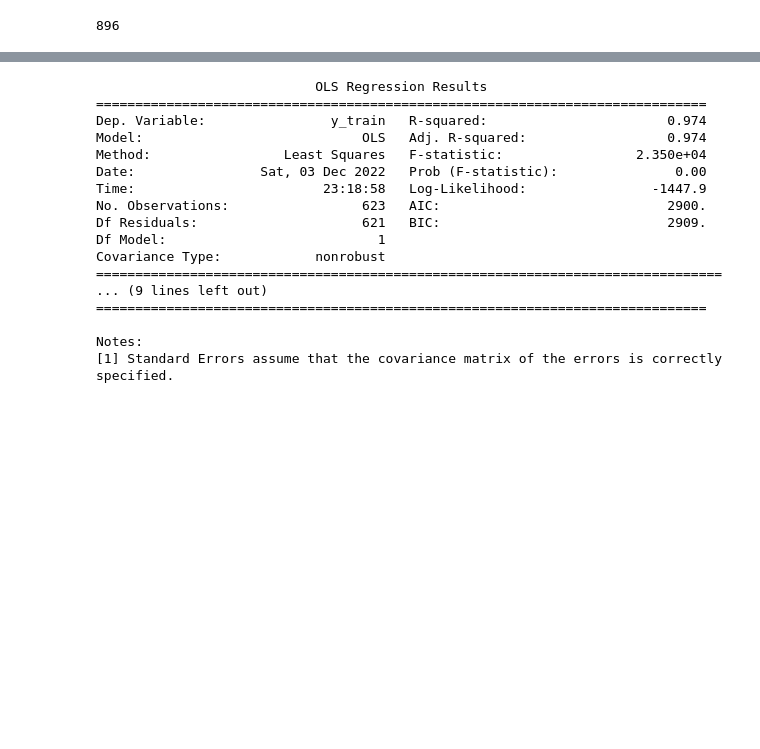
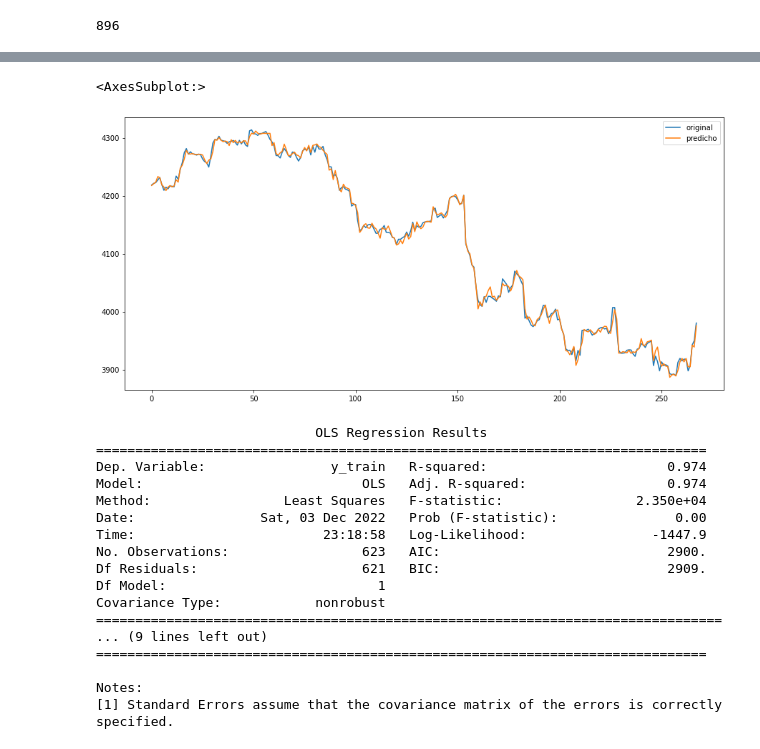
Before and after one commit to hoopercesar/Machine-Learning-Projects, a Jupyter notebook: proy_marcelo_30mins.ipynb, the cells around one changed output, grey strips where cells are left out. Cells and saved outputs as stored; diff of their text form; code cells hidden in the pictures; blank space fills up the shorter version.

```diff
--- a/proy_marcelo_30mins.ipynb
+++ b/proy_marcelo_30mins.ipynb
@@ -113,4 +92,0 @@ Int64Index([ 14,  15,  16,  17,  20,  21,  22,  23,  25,  27,
-# %%
-## relación entre los datos test y los datos originales
-for k in [17, 22,890, 21]:
-    print(close[k+5], close_mm[k+5] + mm[k+5], dataset['target'][k] + mm[k+5], y_train[k]+ mm[k+5])
@@ -121,0 +93,2 @@ for k in [17, 22,890, 21]:
+# %%
+yTestPred = pd.Series(y_test_pred, index = y_test.index)
@@ -121,0 +114,23 @@ for k in [17, 22,890, 21]:
+# %%
+## relación entre los datos test y los datos originales
+contador = 1
+resumen = pd.DataFrame(columns=['original'])
+original = []
+dataSet = []
+recuperado = []
+predicho = []
+
+for k in y_test.sort_index().index:
+#     print(k, contador, close[k+5], close_mm[k+5] + mm[k+5], dataset['target'][k] + mm[k+5],
+#           yTestPred[k]+ mm[k+5])
+    original.append(close[k+5])
+    recuperado.append(close_mm[k+5] + mm[k+5])
+    dataSet.append(dataset['target'][k] + mm[k+5])
+    predicho.append(yTestPred[k]+ mm[k+5])
+
+    contador+=1
+resumen['original'] = original
+resumen['recuperado'] = recuperado # recuperado: close_mm + mm
+resumen['dataSet'] = dataSet
+resumen['predicho'] = predicho
+resumen
@@ -121,0 +151,4 @@ for k in [17, 22,890, 21]:
+# %%
+resumen['lucroReal'] = resumen['dataSet'].diff().fillna(0).cumsum()
+resumen['lucroPredicho'] = resumen['predicho'].diff().fillna(0).cumsum()
+resumen
@@ -122,3 +169,8 @@ for k in [17, 22,890, 21]:
+# %%
+resumen[['original', 'predicho']].plot(figsize=(15,7))
+# %% [output]
+<AxesSubplot:>
+[figure, added]
 # %%
 data = dataset.dropna()
 # %%
```
Also changed, not shown: parts of 15 cells of this notebook.
